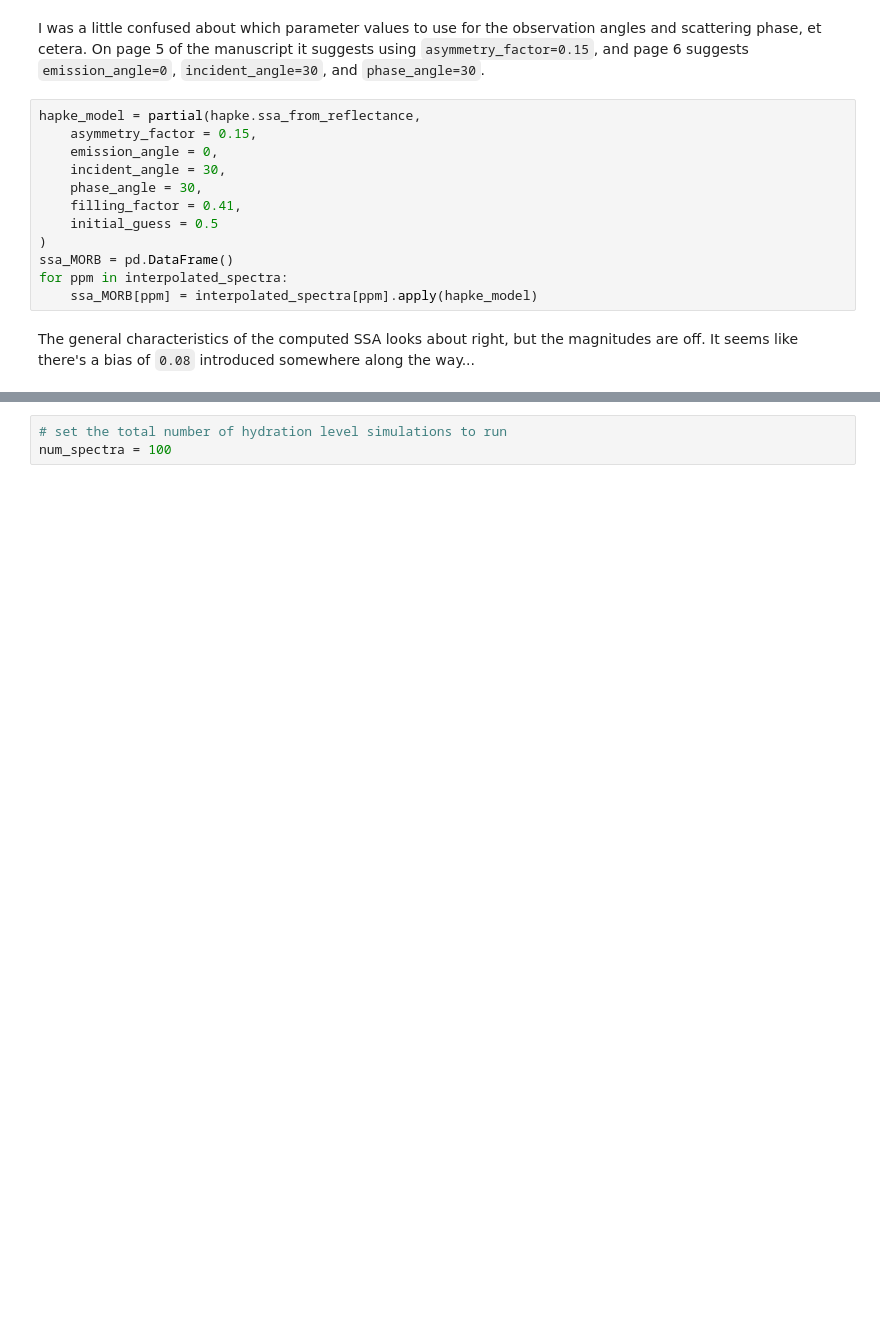
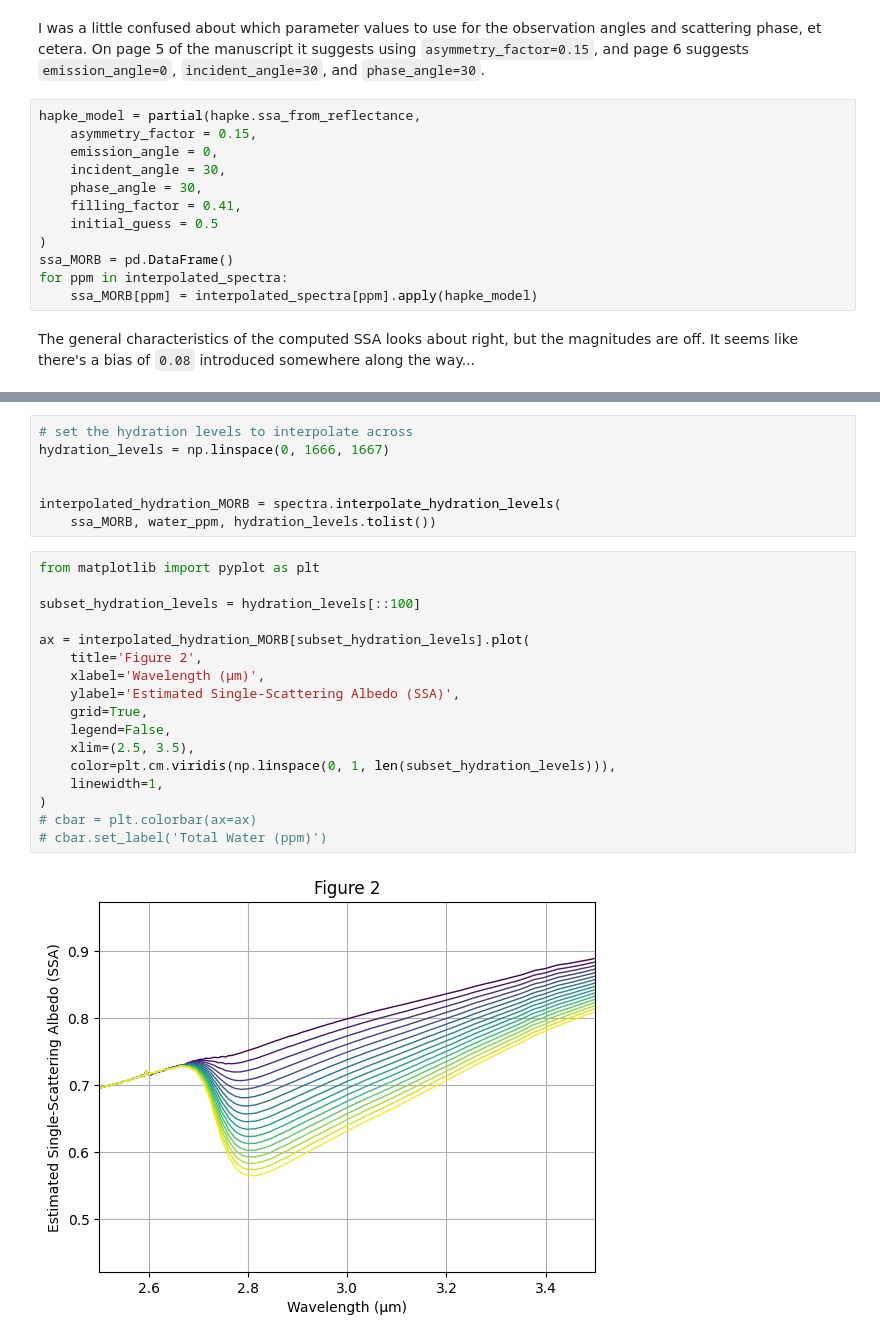
Before and after one commit to philiplinden/cremons-et-al-2022, a Jupyter notebook: repro/results.ipynb, the cells around one changed output, grey strips where cells are left out. Drawn from its saved outputs; the diff is of its cells as text; blank space fills up the shorter version.

```diff
--- a/repro/results.ipynb
+++ b/repro/results.ipynb
@@ -305,3 +312,26 @@ Now the simulation begins. With the heated MORB spectra as a reference, we fit a
-# %%
-# set the total number of hydration level simulations to run
-num_spectra = 100
+# %%
+# set the hydration levels to interpolate across
+hydration_levels = np.linspace(0, 1666, 1667)
+
+
+interpolated_hydration_MORB = spectra.interpolate_hydration_levels(
+    ssa_MORB, water_ppm, hydration_levels.tolist())
+# %%
+from matplotlib import pyplot as plt
+
+subset_hydration_levels = hydration_levels[::100]
+
+ax = interpolated_hydration_MORB[subset_hydration_levels].plot(
+    title='Figure 2',
+    xlabel='Wavelength (μm)',
+    ylabel='Estimated Single-Scattering Albedo (SSA)',
+    grid=True,
+    legend=False,
+    xlim=(2.5, 3.5),
+    color=plt.cm.viridis(np.linspace(0, 1, len(subset_hydration_levels))),
+    linewidth=1,
+)
+# cbar = plt.colorbar(ax=ax)
+# cbar.set_label('Total Water (ppm)')
+# %% [output]
+[figure, added]
```
Also changed, not shown: parts of 7 cells of this notebook, 2 other files.
